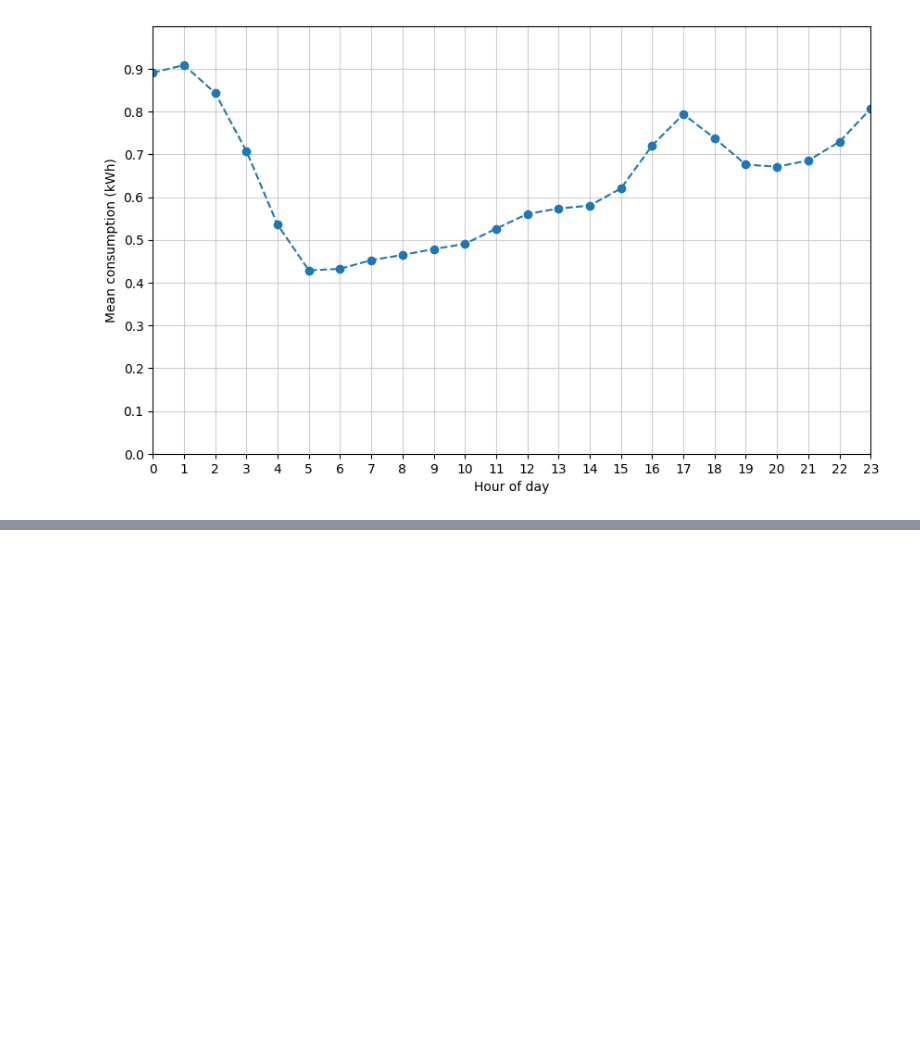
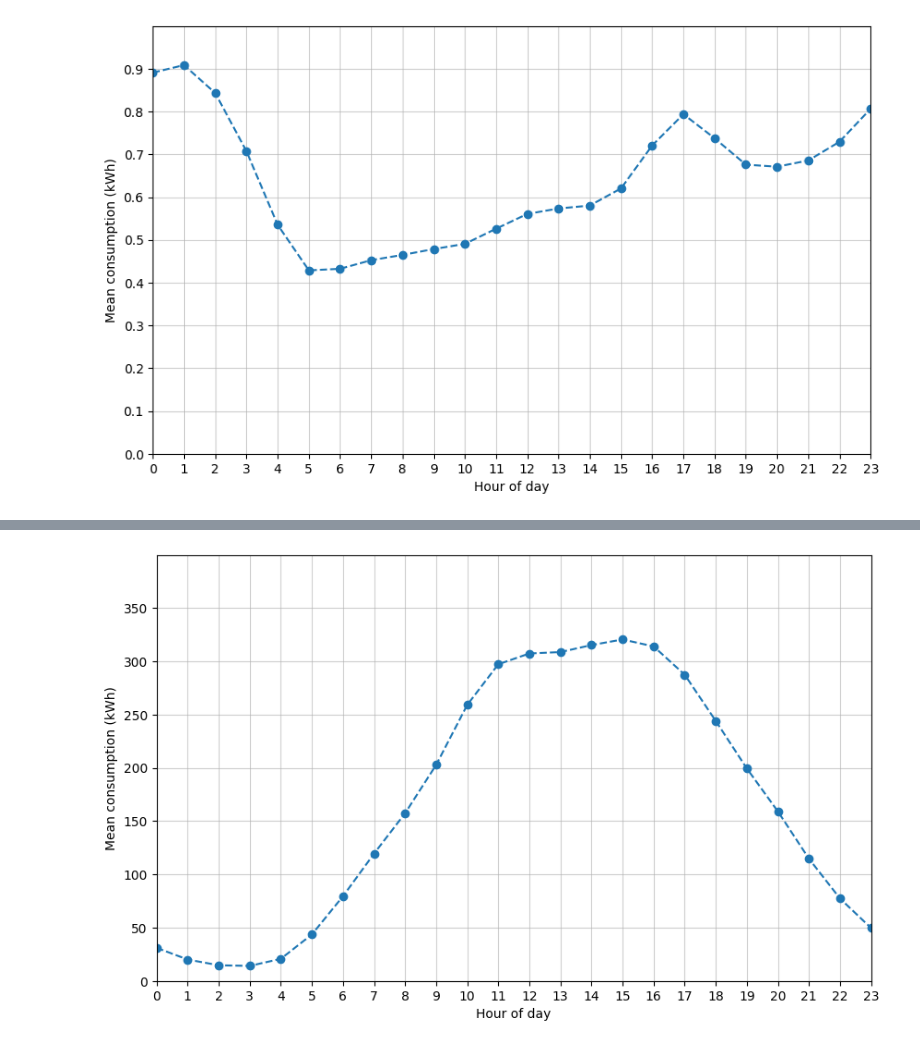
Before and after one commit to dat5-06/zap, a Jupyter notebook: core/notebooks/Trefor.ipynb, the cells around one changed output, grey strips where cells are left out. Cells and saved outputs as stored; diff of their text form; code cells hidden in the pictures; blank space fills up the shorter version.

Commit message:
Plot new data from Trefor

```diff
--- a/core/notebooks/Trefor.ipynb
+++ b/core/notebooks/Trefor.ipynb
@@ -86,0 +89,18 @@ plt.show()
+# %%
+trefor_data = read_csv("core/data/interim/trefor_public.csv")
+
+trefor_data = trefor_data.set_index(
+    pd.to_datetime(
+        trefor_data.pop("Dato") + " " + trefor_data.pop("Time"), format="%d-%m-%Y %H:%M"
+    ).dt.tz_localize("Europe/Copenhagen", ambiguous="NaT", nonexistent="shift_forward")
+)
+# %%
+hourly_means = trefor_data.groupby(trefor_data.index.hour, as_index=True).mean()
+
+# Convert the index to an integer and set name
+hourly_means.index = hourly_means.index.astype(int)
+hourly_means.index.name = "Hour"
+
+mean_consumption = hourly_means.mean(axis=1)
+
+mean_consumption
@@ -86,0 +125,18 @@ plt.show()
+# %%
+plt.figure(figsize=(10, 6))
+
+plt.ylabel("Mean consumption (kWh)")
+plt.xlabel("Hour of day")
+plt.xticks(range(24))
+plt.yticks(np.arange(0, 400, 50))
+plt.grid(alpha=0.6)
+
+ax = plt.gca()
+ax.set_xlim([0, 23])
+ax.set_ylim([0, 400])
+
+plt.plot(mean_consumption, "o--")
+
+plt.show()
+# %% [output]
+[figure, added]
```
Also changed, not shown: parts of 2 cells of this notebook, 5 other files.
